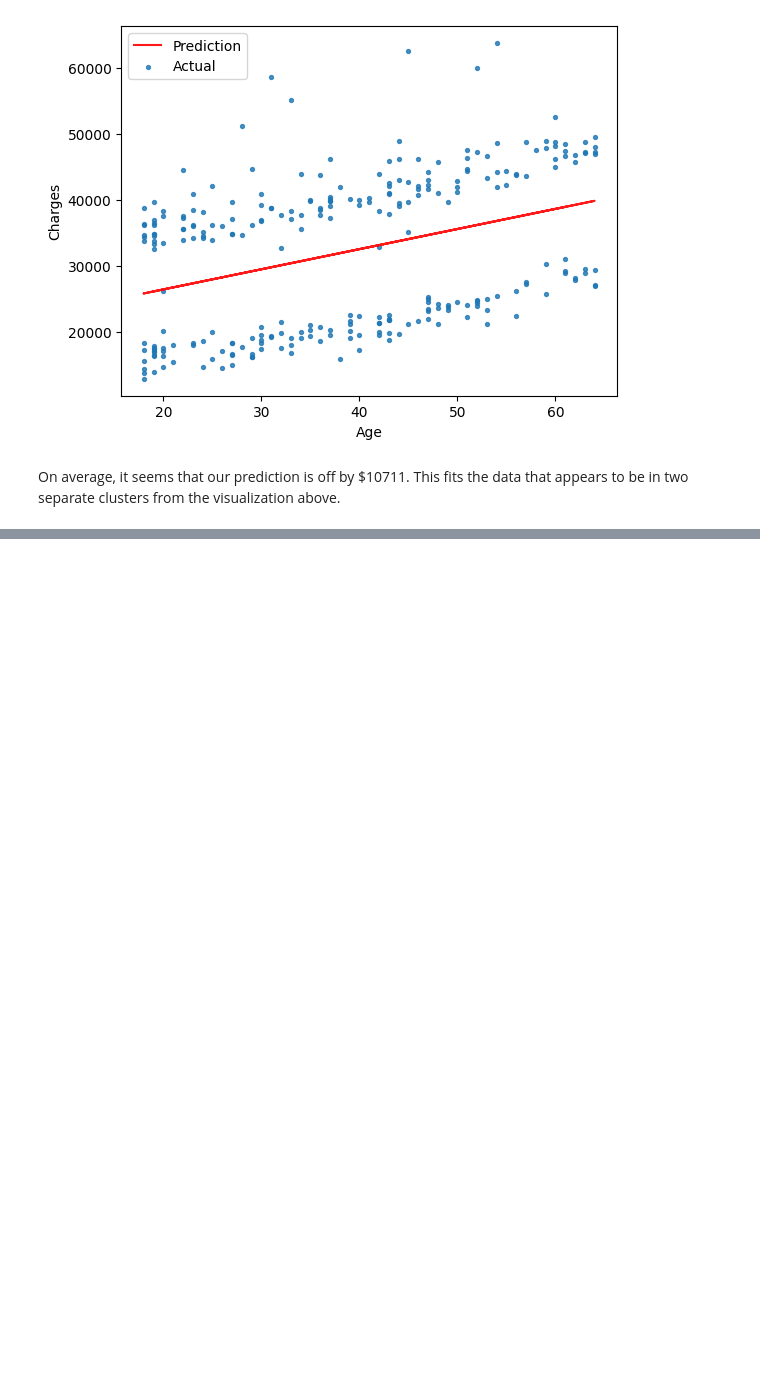
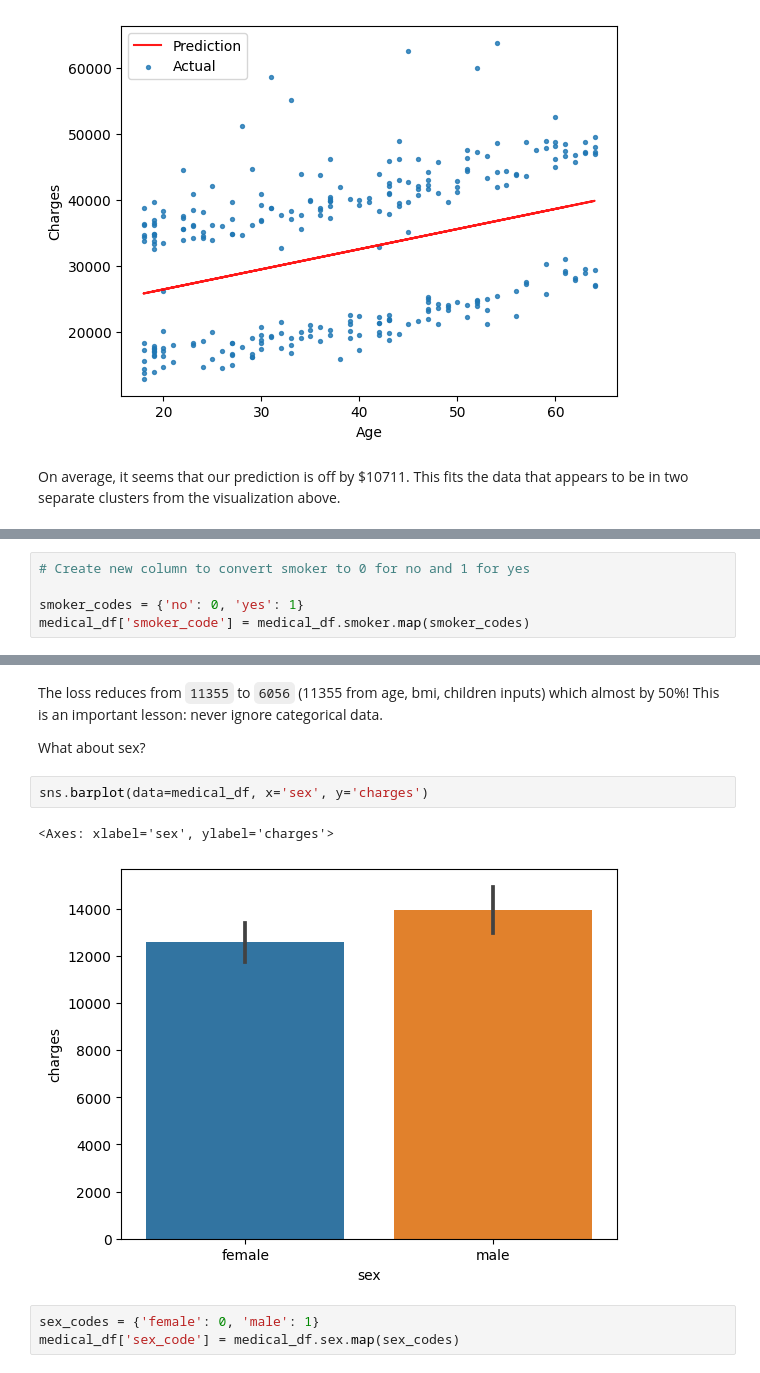
Before and after one commit to GabrielBrionesL/machine-learning-with-python-scikitlearn, a Jupyter notebook: Predicting_Medical_Expenses_Using_Linear_Regression.ipynb, the cells around one changed output, grey strips where cells are left out. Drawn from its saved outputs; the diff is of its cells as text; blank space fills up the shorter version.

```diff
--- a/Predicting_Medical_Expenses_Using_Linear_Regression.ipynb
+++ b/Predicting_Medical_Expenses_Using_Linear_Regression.ipynb
@@ -685,0 +719,5 @@ On average, it seems that our prediction is off by $10711. This fits the data th
+# %%
+# Create new column to convert smoker to 0 for no and 1 for yes
+
+smoker_codes = {'no': 0, 'yes': 1}
+medical_df['smoker_code'] = medical_df.smoker.map(smoker_codes)
@@ -685,0 +762,12 @@ On average, it seems that our prediction is off by $10711. This fits the data th
+# %% [markdown]
+The loss reduces from `11355` to `6056` (11355 from age, bmi, children inputs) which almost by 50%! This is an important lesson: never ignore categorical data.
+
+What about sex?
+# %%
+sns.barplot(data=medical_df, x='sex', y='charges')
+# %% [output]
+<Axes: xlabel='sex', ylabel='charges'>
+[figure, added]
+# %%
+sex_codes = {'female': 0, 'male': 1}
+medical_df['sex_code'] = medical_df.sex.map(sex_codes)
```
Also changed, not shown: parts of 46 cells of this notebook.
